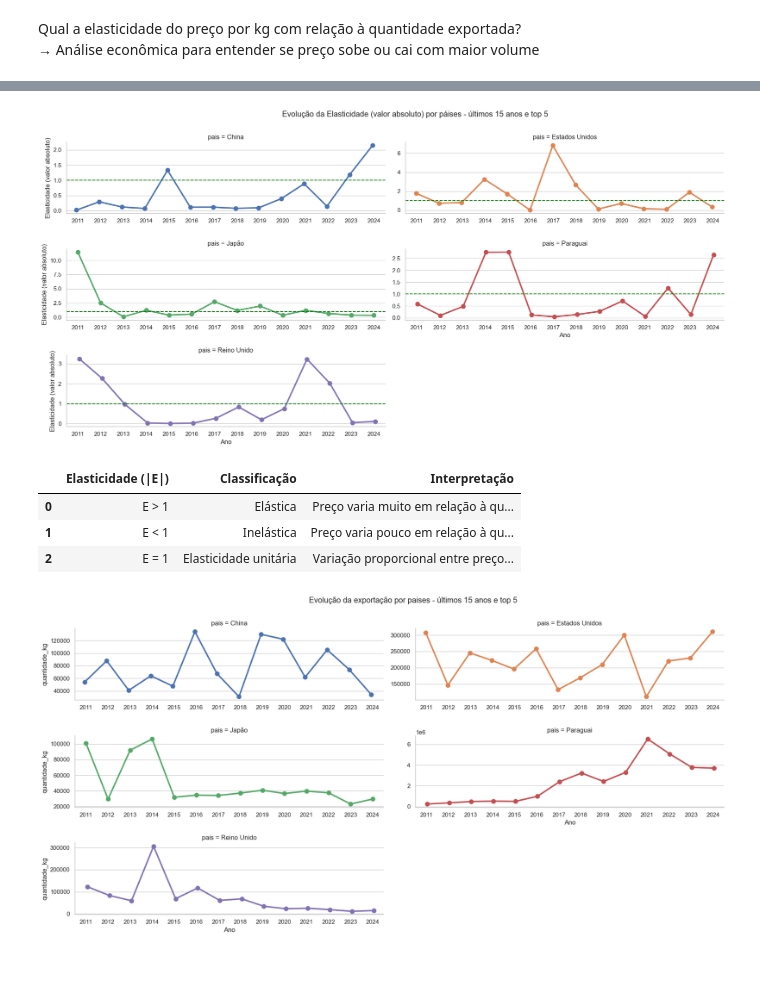
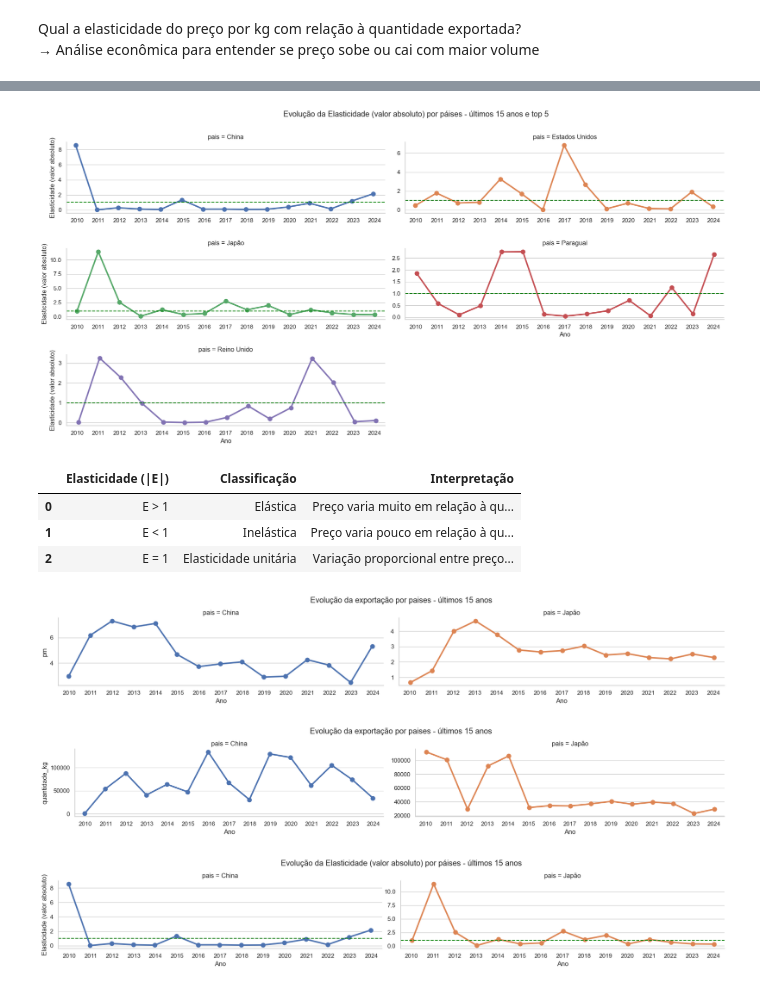
Before and after one commit to RicardViana/fiap-Data-Analysis-and-Exploration, a Jupyter notebook: tech_challenge_fase1.ipynb, the cells around one changed output, grey strips where cells are left out. Saved outputs shown, nothing was run; the diff lists cells and outputs as text; code cells hidden in the pictures.

```diff
--- a/tech_challenge_fase1.ipynb
+++ b/tech_challenge_fase1.ipynb
@@ -151,7 +151,7 @@ Qual a elasticidade do preço por kg com relação à quantidade exportada?
 → Análise econômica para entender se preço sobe ou cai com maior volume
 # %%
 # Limitar os ultimos anos qtd maior que zero
-delta_anos = 15
+delta_anos = 16
 ano_atual = datetime.now().year
 limite = ano_atual-delta_anos
 
@@ -297,7 +298,7 @@ for ax in g.axes.flat:
 
 # Título geral e ajuste de espaçamento
 g.fig.subplots_adjust(top=0.89, hspace=0.5)
-g.fig.suptitle(f'Evolução da Elasticidade (valor absoluto) por páises - últimos {delta_anos} anos e top {rank}')
+g.fig.suptitle(f'Evolução da Elasticidade (valor absoluto) por páises - últimos {delta_anos-1} anos e top {rank}')
 g.set_axis_labels("Ano", "Elasticidade (valor absoluto)")
 g._legend.remove()
 
@@ -317,7 +318,7 @@ elasticidade = pd.DataFrame({
 # Exibe a tabela
 display(elasticidade)
 # %% [output]
-[figure, old version]
+[figure, new version]
 |  | Elasticidade (|E|) | Classificação | Interpretação |
 | 0 | E > 1 | Elástica | Preço varia muito em relação à qu... |
 | 1 | E < 1 | Inelástica | Preço varia pouco em relação à qu... |
@@ -325,30 +326,88 @@ display(elasticidade)
 # %%
 # Definir o tema
 sns.set_theme(style="whitegrid")
 
-# Gerar o gráfico com catplot
+# Fazer o filtro dos paises
+pais_filtro = ['China','Japão']
+
+# Criar data frame com filtrado
+df_vinhos_pm_filtro_pais = df_vinhos_pm.query('pais in @pais_filtro')
+
+# Gerar o gráfico com catplot - pm
 g = sns.catplot(
-    data=df_vinhos_pm,
+    data=df_vinhos_pm_filtro_pais,
+    x='ano',
+    y='pm',
+    hue='pais',
+    col='pais',
+    kind='point',
+    height=3,
+    aspect=3,
+    markers='o',
+    dodge=True,
+    col_wrap=2,
+    sharex=False,
+    sharey=False
+)
+
+# Título geral e ajuste de espaçamento
+g.fig.subplots_adjust(top=0.8, hspace=0.5)
+g.fig.suptitle(f'Evolução da exportação por paises - últimos {delta_anos-1} anos')
+g.set_axis_labels("Ano", "pm")
+g._legend.remove()
+
+# Gerar o gráfico com catplot - qtd
+g = sns.catplot(
+    data=df_vinhos_pm_filtro_pais,
     x='ano',
     y='quantidade_kg',
     hue='pais',
     col='pais',
     kind='point',
     height=3,
     aspect=3,
     markers='o',
     dodge=True,
     col_wrap=2,
     sharex=False,
     sharey=False
 )
 
 # Título geral e ajuste de espaçamento
-g.fig.subplots_adjust(top=0.89, hspace=0.5)
-g.fig.suptitle(f'Evolução da exportação por paises - últimos {delta_anos} anos e top {rank}')
+g.fig.subplots_adjust(top=0.8, hspace=0.5)
+g.fig.suptitle(f'Evolução da exportação por paises - últimos {delta_anos-1} anos')
 g.set_axis_labels("Ano", "quantidade_kg")
 g._legend.remove()
 
+# Gerar o gráfico com catplot - elasticidade
+g = sns.catplot(
+    data=df_vinhos_pm_filtro_pais,
+    x='ano',
+    y='elasticidade',
+    hue='pais',
+    col='pais',
+    kind='point',
+    height=3,
+    aspect=3,
+    markers='o',
+    dodge=True,
+    col_wrap=2,
+    sharex=False,
+    sharey=False
+)
+
+# Adiciona linha horizontal para Elasticidade = 1
+for ax in g.axes.flat:
+    ax.axhline(1, color='green', linestyle='--', label='Elasticidade = 1')
+
+# Título geral e ajuste de espaçamento
+g.fig.subplots_adjust(top=0.8, hspace=0.5)
+g.fig.suptitle(f'Evolução da Elasticidade (valor absoluto) por páises - últimos {delta_anos-1} anos')
+g.set_axis_labels("Ano", "Elasticidade (valor absoluto)")
+g._legend.remove()
+
 plt.show()
 # %% [output]
-[figure, old version]
+[figure, new version]
+[figure, added]
+[figure, added]
```
Also changed, not shown: parts of 4 cells of this notebook.
